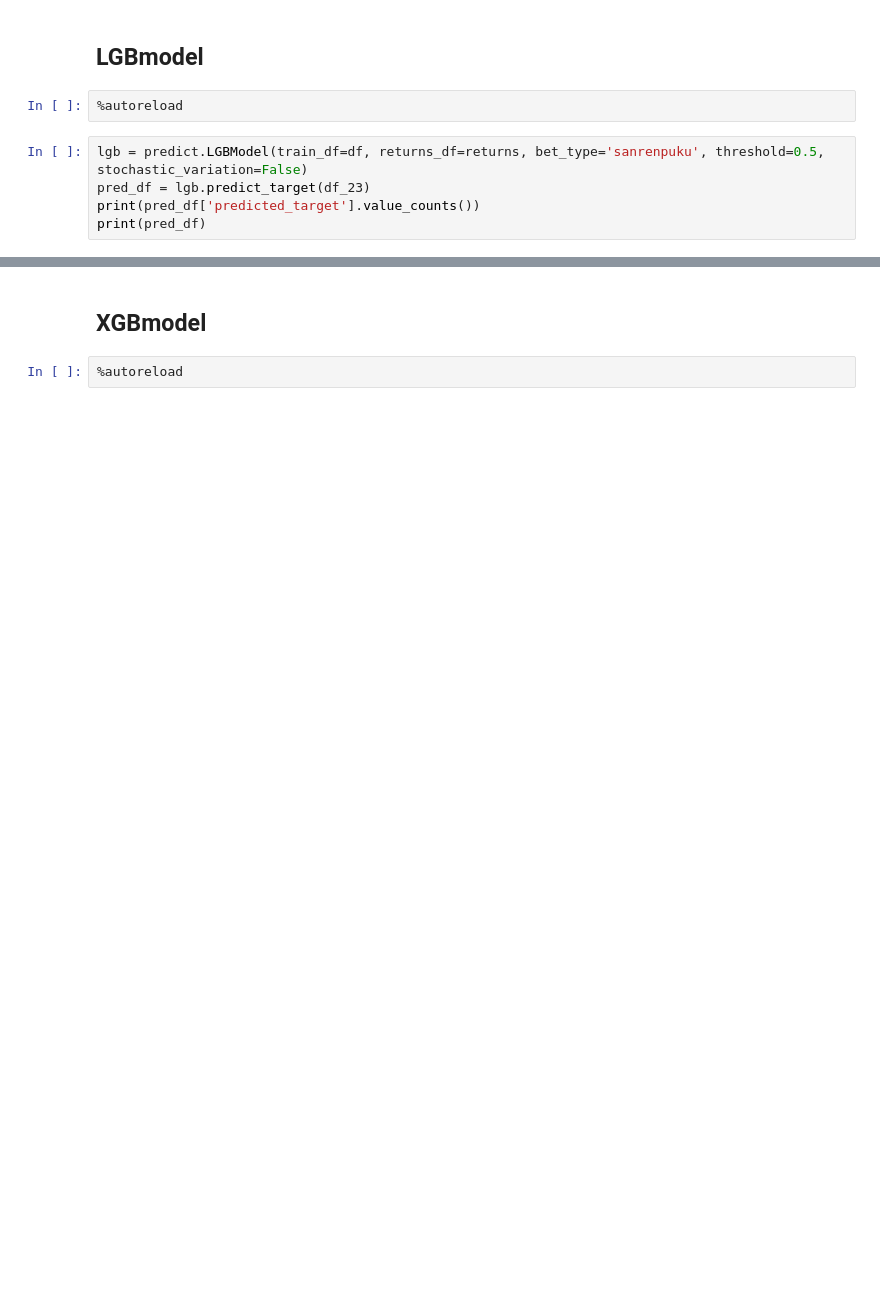
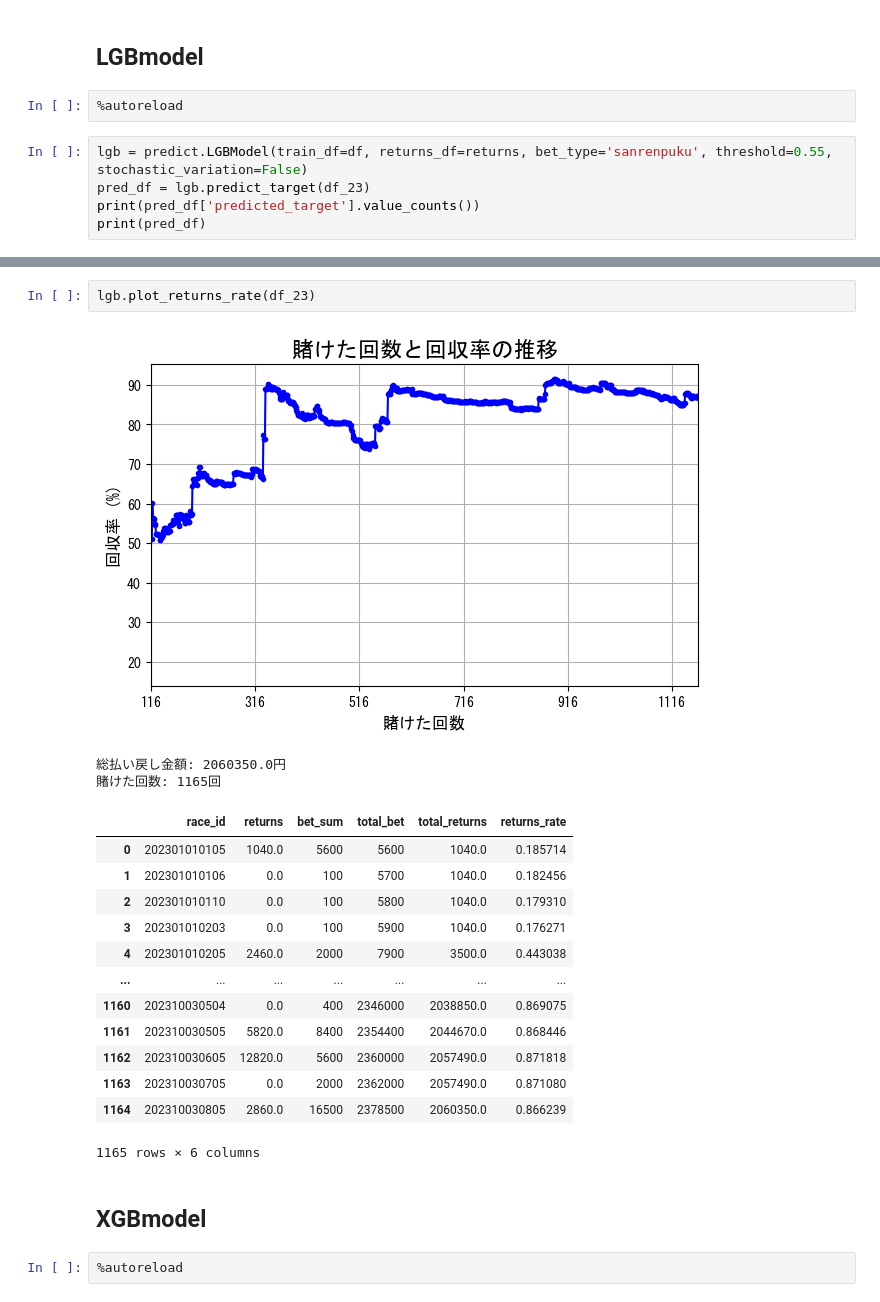
Before and after one commit to nanzeu/keiba, a Jupyter notebook: predict.ipynb, the cells around one changed output, grey strips where cells are left out. Cells and saved outputs as stored; diff of their text form; blank space fills up the shorter version.

```diff
--- a/predict.ipynb
+++ b/predict.ipynb
@@ -307,7 +201,7 @@ For example, when doing 'df[col].method(value, inplace=True)', try using 'df.met
 # %%
 %autoreload
 # %%
-lgb = predict.LGBModel(train_df=df, returns_df=returns, bet_type='sanrenpuku', threshold=0.5, stochastic_variation=False)
+lgb = predict.LGBModel(train_df=df, returns_df=returns, bet_type='sanrenpuku', threshold=0.55, stochastic_variation=False)
 pred_df = lgb.predict_target(df_23)
 print(pred_df['predicted_target'].value_counts())
 print(pred_df)
@@ -405,3 +226,22 @@ For example, when doing 'df[col].method(value, inplace=True)', try using 'df.met
+# %%
+lgb.plot_returns_rate(df_23)
+# %% [output]
+[figure, added]
+総払い戻し金額: 2060350.0円
+賭けた回数: 1165回
+|  | race_id | returns | bet_sum | total_bet | total_returns | returns_rate |
+| 0 | 202301010105 | 1040.0 | 5600 | 5600 | 1040.0 | 0.185714 |
+| 1 | 202301010106 | 0.0 | 100 | 5700 | 1040.0 | 0.182456 |
+| 2 | 202301010110 | 0.0 | 100 | 5800 | 1040.0 | 0.179310 |
+| 3 | 202301010203 | 0.0 | 100 | 5900 | 1040.0 | 0.176271 |
+| 4 | 202301010205 | 2460.0 | 2000 | 7900 | 3500.0 | 0.443038 |
+| ... | ... | ... | ... | ... | ... | ... |
+| 1160 | 202310030504 | 0.0 | 400 | 2346000 | 2038850.0 | 0.869075 |
+| 1161 | 202310030505 | 5820.0 | 8400 | 2354400 | 2044670.0 | 0.868446 |
+| 1162 | 202310030605 | 12820.0 | 5600 | 2360000 | 2057490.0 | 0.871818 |
+| 1163 | 202310030705 | 0.0 | 2000 | 2362000 | 2057490.0 | 0.871080 |
+| 1164 | 202310030805 | 2860.0 | 16500 | 2378500 | 2060350.0 | 0.866239 |
+1165 rows × 6 columns
 # %% [markdown]
 ## XGBmodel
 # %%
```
Also changed, not shown: parts of 19 cells of this notebook, 3 other files.
